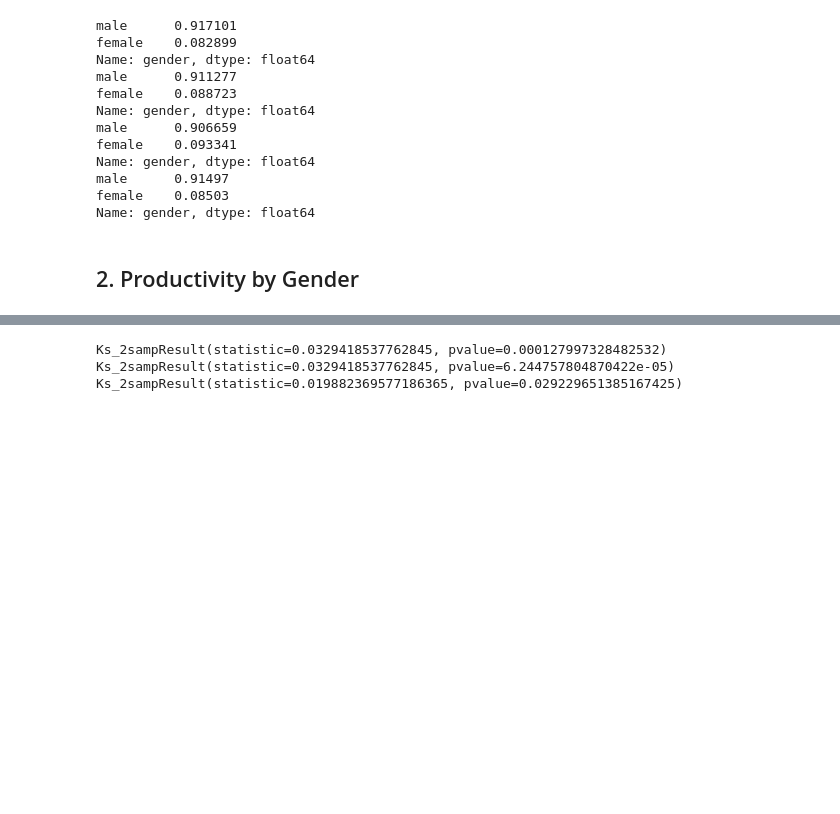
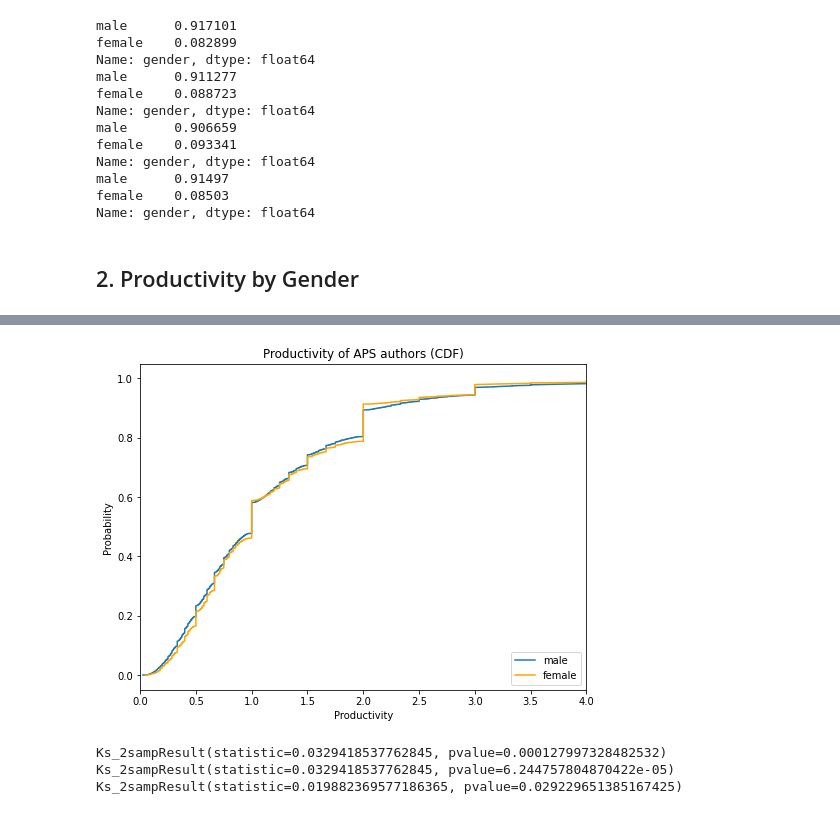
Before and after one commit to therobinkay/gender_bias_2021, a Jupyter notebook: Journal_Analysis_1_(GitHub).ipynb, the cells around one changed output, grey strips where cells are left out. Saved outputs shown, nothing was run; the diff lists cells and outputs as text; code cells hidden in the pictures; blank space fills up the shorter version.

```diff
--- a/Journal_Analysis_1_(GitHub).ipynb
+++ b/Journal_Analysis_1_(GitHub).ipynb
@@ -90,8 +81,31 @@ prod = prod[prod['career_age'] != 0]
 prod.sort_values([('year','count')], ascending=False).head()
 
 # Dividing the DataFrame by gender
-prod_m = prod.xs('male', level='gender')
-prod_fm = prod.xs('female', level='gender')
+prod_m = prod.xs('male', level='gender').sort_values(
+    by=['prod'],ascending=False, ignore_index=True)
+prod_fm = prod.xs('female', level='gender').sort_values(
+    by=['prod'],ascending=False)
+# %%
+from scipy.interpolate import make_interp_spline, BSpline
+from scipy.interpolate import interp1d
+
+cdf1=np.arange(len(prod_m))/float(len(prod_m)-1)
+cdf2=np.arange(len(prod_fm))/float(len(prod_fm)-1)
+
+plt.figure(figsize=(8,6))
+plt.plot(prod_m['prod'],1-cdf1)
+plt.plot(prod_fm['prod'],1-cdf2, color='orange')
+
+plt.title('Productivity of APS authors (CDF)')
+plt.xlabel('Productivity')
+plt.xlim(xmin=0, xmax=4)
+plt.ylabel('Probability')
+plt.legend(['male', 'female'], loc='lower right')
+# plt.ylim(ymin=0, ymax=0.5)
+
+plt.show()
+# %% [output]
+[figure, added]
 # %%
 #ks test (two-tailed)
 from scipy.stats import ks_2samp
```
Also changed, not shown: parts of 4 cells of this notebook.
